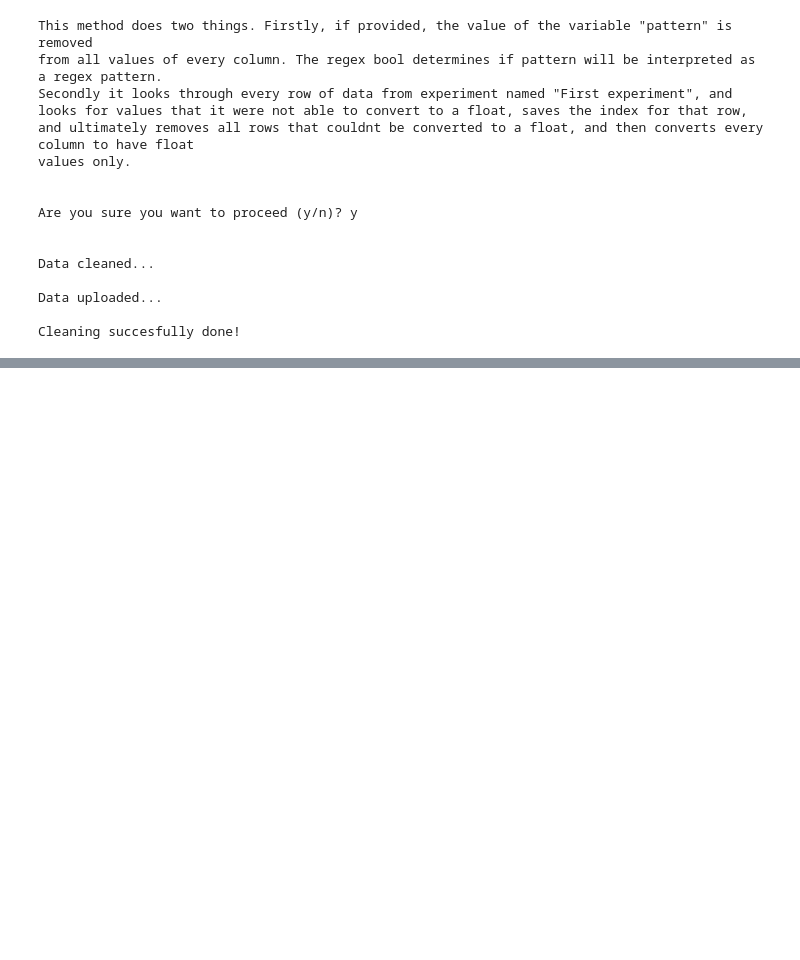
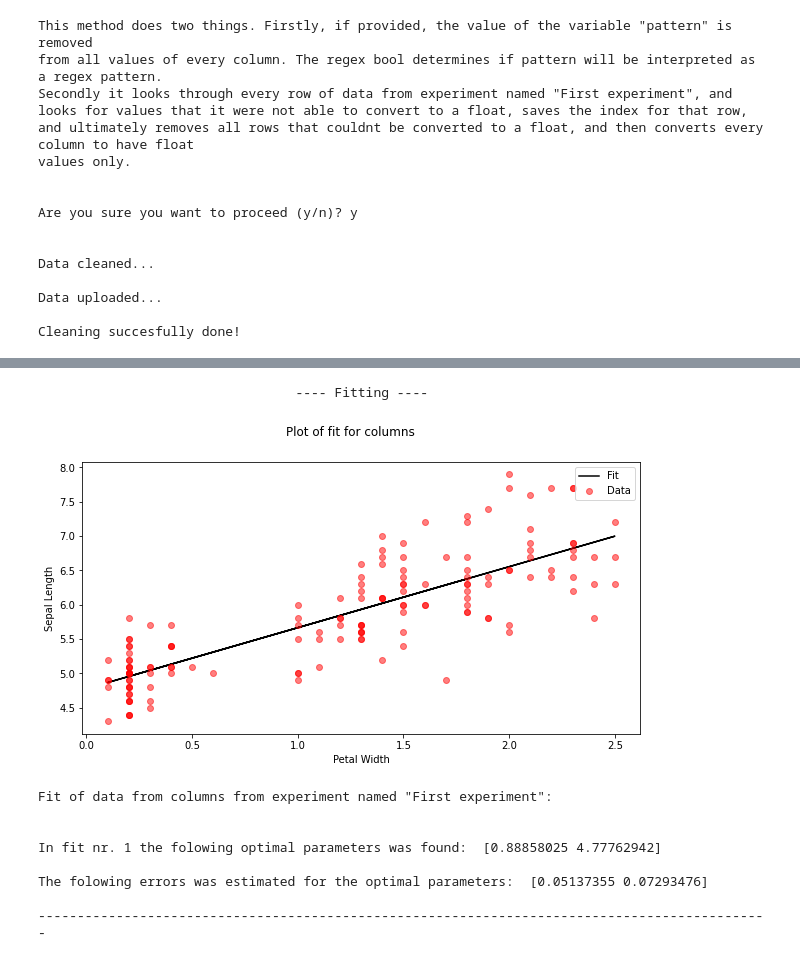
Before and after one commit to fred465f/Lab, a Jupyter notebook: lab_notebook.ipynb, the cells around one changed output, grey strips where cells are left out. Cells and saved outputs as stored; diff of their text form; code cells hidden in the pictures; blank space fills up the shorter version.

```diff
--- a/lab_notebook.ipynb
+++ b/lab_notebook.ipynb
@@ -668,0 +691,16 @@ The folowing errors was estimated for the optimal parameters:  [0.05137355 0.072
+# %%
+def func(x, a, b):
+    return a*x + b
+
+popts, perrs = lab.fit(name="First experiment", columns=[['petal_width','sepal_length']], funcs=[func], residuals=False, save=False)
+# %% [output]
+                                 ---- Fitting ----
+[figure, added]
+Fit of data from columns from experiment named "First experiment":
+
+
+In fit nr. 1 the folowing optimal parameters was found:  [0.88858025 4.77762942]
+
+The folowing errors was estimated for the optimal parameters:  [0.05137355 0.07293476]
+
+----------------------------------------------------------------------------------------------
```
Also changed, not shown: parts of 7 cells of this notebook, 6 other files.
